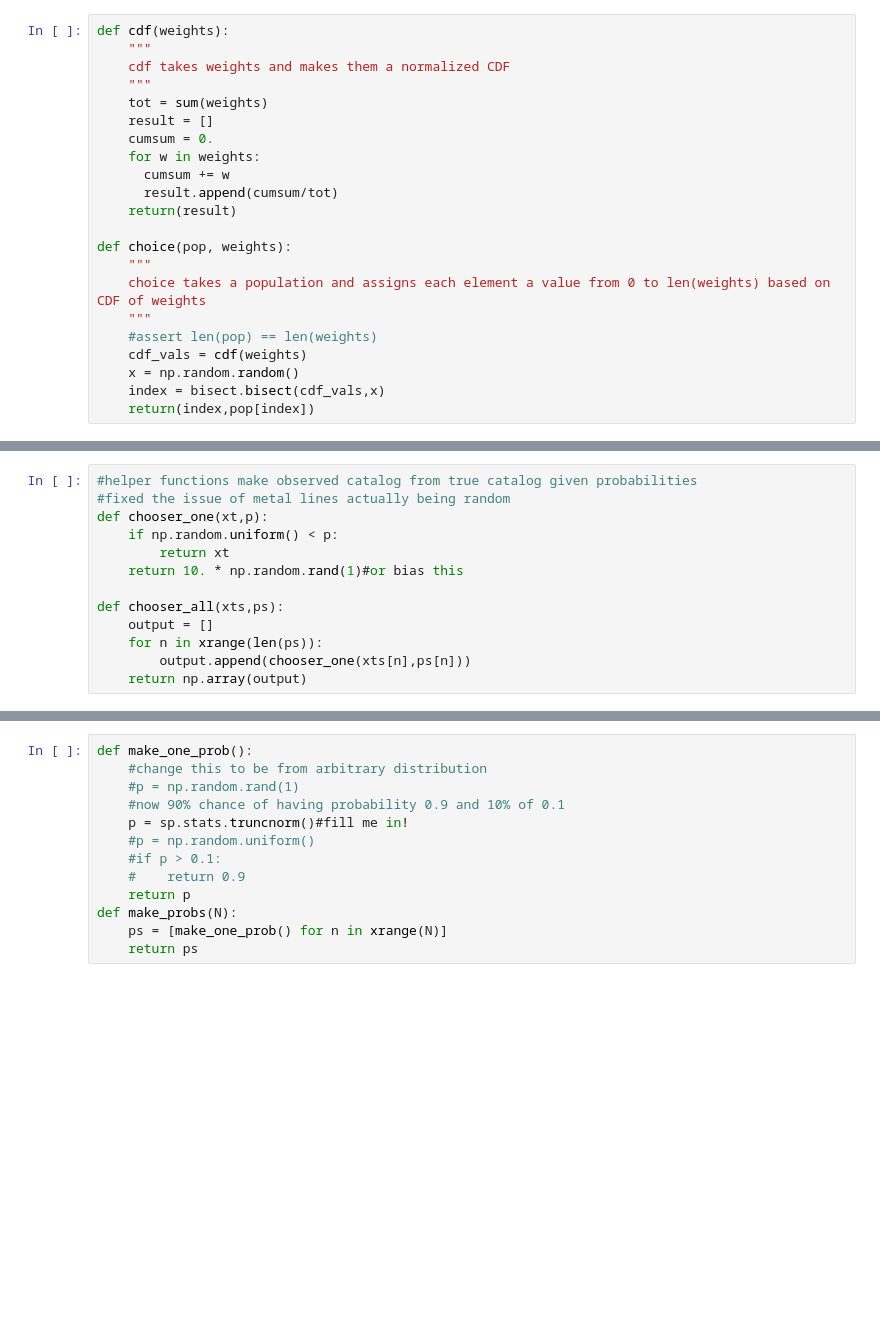
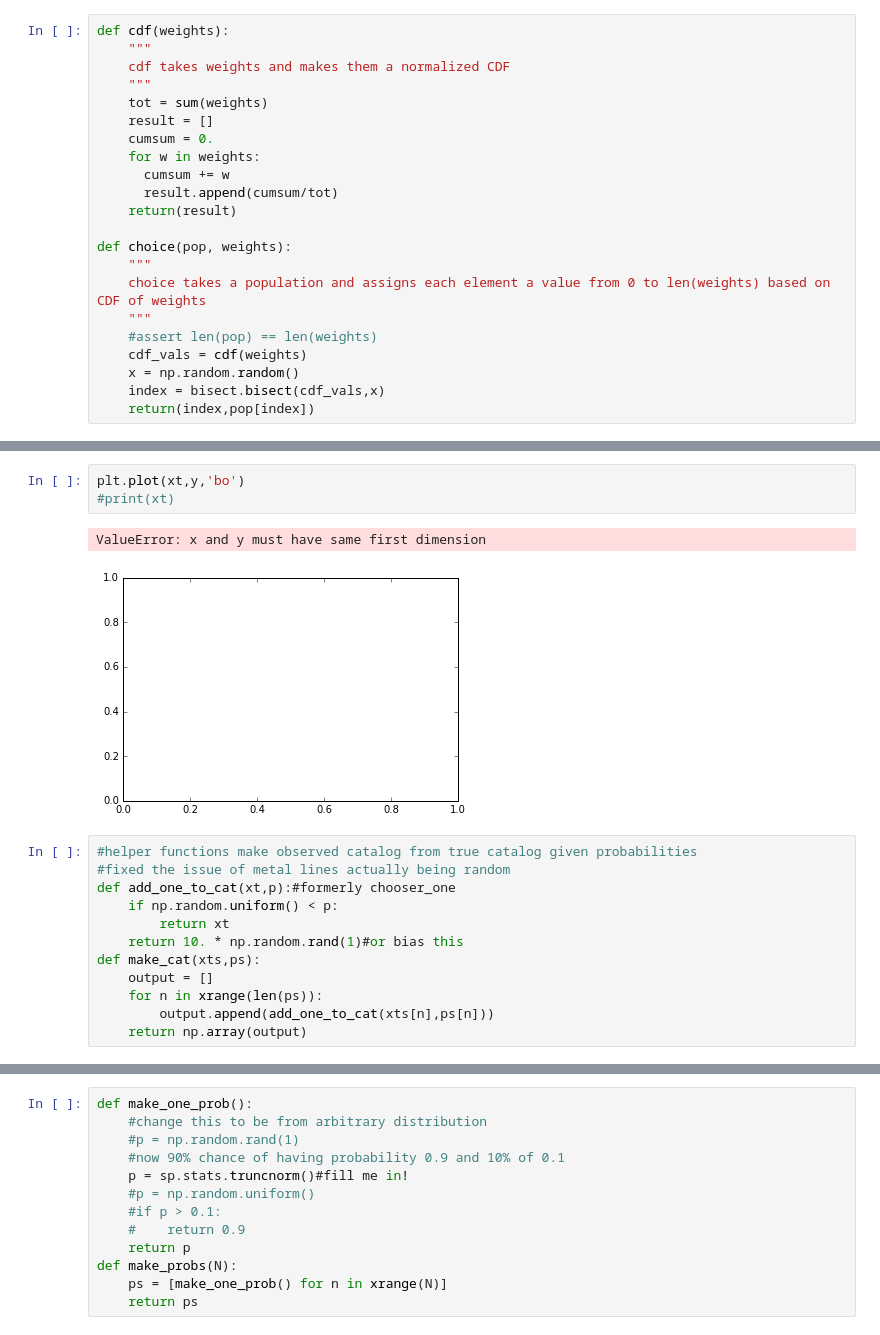
Before and after one commit to aimalz/densityfield, a Jupyter notebook: GenCat.ipynb, the cells around one changed output, grey strips where cells are left out. Drawn from its saved outputs; the diff is of its cells as text; blank space fills up the shorter version.

```diff
--- a/GenCat.ipynb
+++ b/GenCat.ipynb
@@ -78,13 +113,18 @@ def sample_all_dens(N,pks,ks,xs):
+# %%
+plt.plot(xt,y,'bo')
+#print(xt)
+# %% [output]
+ValueError: x and y must have same first dimension
+[figure, added]
 # %%
 #helper functions make observed catalog from true catalog given probabilities
 #fixed the issue of metal lines actually being random
-def chooser_one(xt,p):
+def add_one_to_cat(xt,p):#formerly chooser_one
     if np.random.uniform() < p:
         return xt
     return 10. * np.random.rand(1)#or bias this
-
-def chooser_all(xts,ps):
+def make_cat(xts,ps):
     output = []
     for n in xrange(len(ps)):
-        output.append(chooser_one(xts[n],ps[n]))
+        output.append(add_one_to_cat(xts[n],ps[n]))
     return np.array(output)
```
Also changed, not shown: parts of 8 cells of this notebook.
